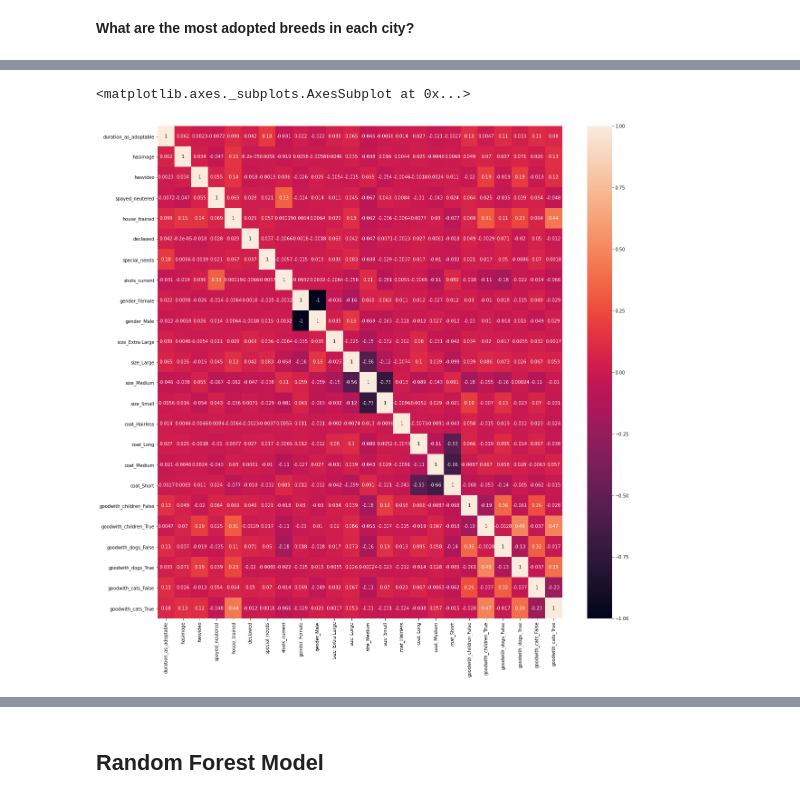
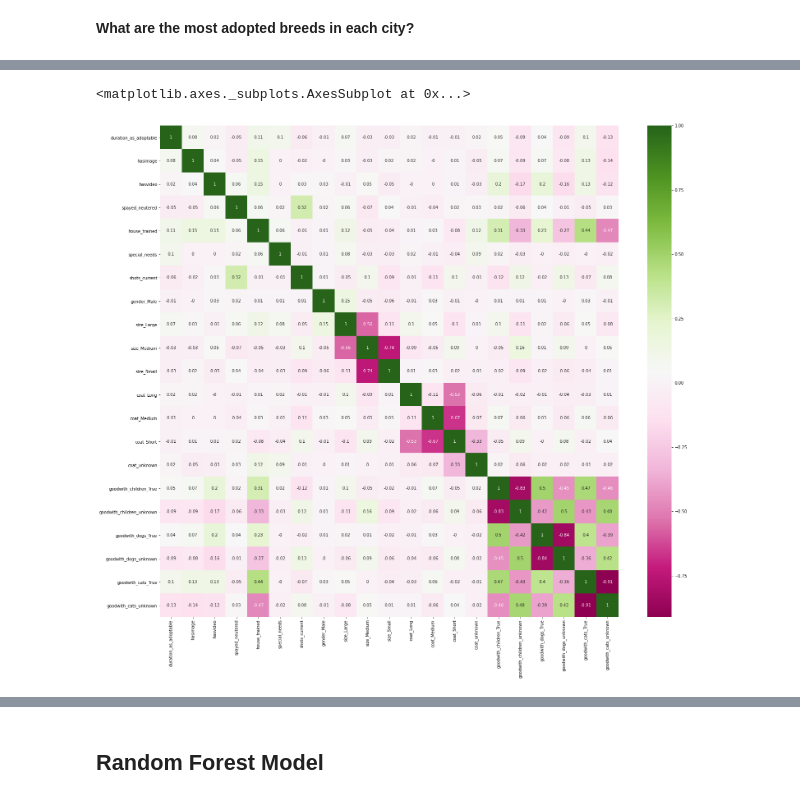
Before and after one commit to JessicaELewis/Pet-Adoptions, a Jupyter notebook: Step 3 - EDA Cats.ipynb, the cells around one changed output, grey strips where cells are left out. Drawn from its saved outputs; the diff is of its cells as text; code cells hidden in the pictures.

```diff
--- a/Step 3 - EDA Cats.ipynb
+++ b/Step 3 - EDA Cats.ipynb
@@ -206,3 +264,0 @@ census.head()
-# %%
-adopted = adopted.join(census, on='city', how='left')
-adopted.head()
@@ -305,0 +413,8 @@ dtype: object
+# %%
+mean = adopted['duration_as_adoptable'].mean()
+std = adopted['duration_as_adoptable'].std()
+cut_off = std * 3
+lower, upper = mean - cut_off, mean + cut_off
+adopted_trimmed = adopted[(adopted['duration_as_adoptable'] < upper) & (adopted['duration_as_adoptable'] > lower)]
+
+sns.histplot(x='duration_as_adoptable', stat='count', data=adopted_trimmed)
@@ -306,6 +435,6 @@ dtype: object
 # %%
-df = adopted[['gender', 'size', 'coat', 'duration_as_adoptable', 'hasimage', 'hasvideo', 'spayed_neutered', 'house_trained', 'declawed', 'special_needs', 'shots_current', 'goodwith_children', 'goodwith_dogs', 'goodwith_cats']]
-df[['hasimage', 'hasvideo', 'spayed_neutered', 'house_trained', 'special_needs', 'shots_current']] = adopted[['hasimage', 'hasvideo', 'spayed_neutered', 'house_trained', 'special_needs', 'shots_current']].astype(int)
+df = adopted_trimmed[['gender', 'size', 'coat', 'duration_as_adoptable', 'hasimage', 'hasvideo', 'spayed_neutered', 'house_trained', 'special_needs', 'shots_current', 'goodwith_children', 'goodwith_dogs', 'goodwith_cats']]
+df.loc[:, ['hasimage', 'hasvideo', 'spayed_neutered', 'house_trained', 'special_needs', 'shots_current']] = adopted_trimmed.loc[:, ['hasimage', 'hasvideo', 'spayed_neutered', 'house_trained', 'special_needs', 'shots_current']].astype('int64')
 df = pd.get_dummies(df)
 # %% [output]
 A value is trying to be set on a copy of a slice from a DataFrame.
@@ -345,3 +474,6 @@ memory usage: 486.4 KB
+# %%
+# drop one of each of the dummy category columns so those features don't double-weight anything
+df.drop(['size_Extra Large', 'gender_Female', 'coat_Hairless', 'goodwith_children_False', 'goodwith_dogs_False', 'goodwith_cats_False'], axis=1, inplace=True)
 # %%
 df_corr = df.corr()
 df_corr
@@ -366,9 +498,9 @@ df_corr
 # %%
-plt.figure(figsize=(20, 20))
-sns.heatmap(df_corr, annot = True)
+plt.figure(figsize=(25, 22))
+sns.heatmap(round(df_corr, 2), annot = True, cmap="PiYG")
 # %% [output]
 <matplotlib.axes._subplots.AxesSubplot at 0x...>
-[figure, old version]
+[figure, new version]
 # %%
 len(df) * .7, len(df) * .3
 # %% [output]
```
Also changed, not shown: parts of 85 cells of this notebook, 24 other files.
